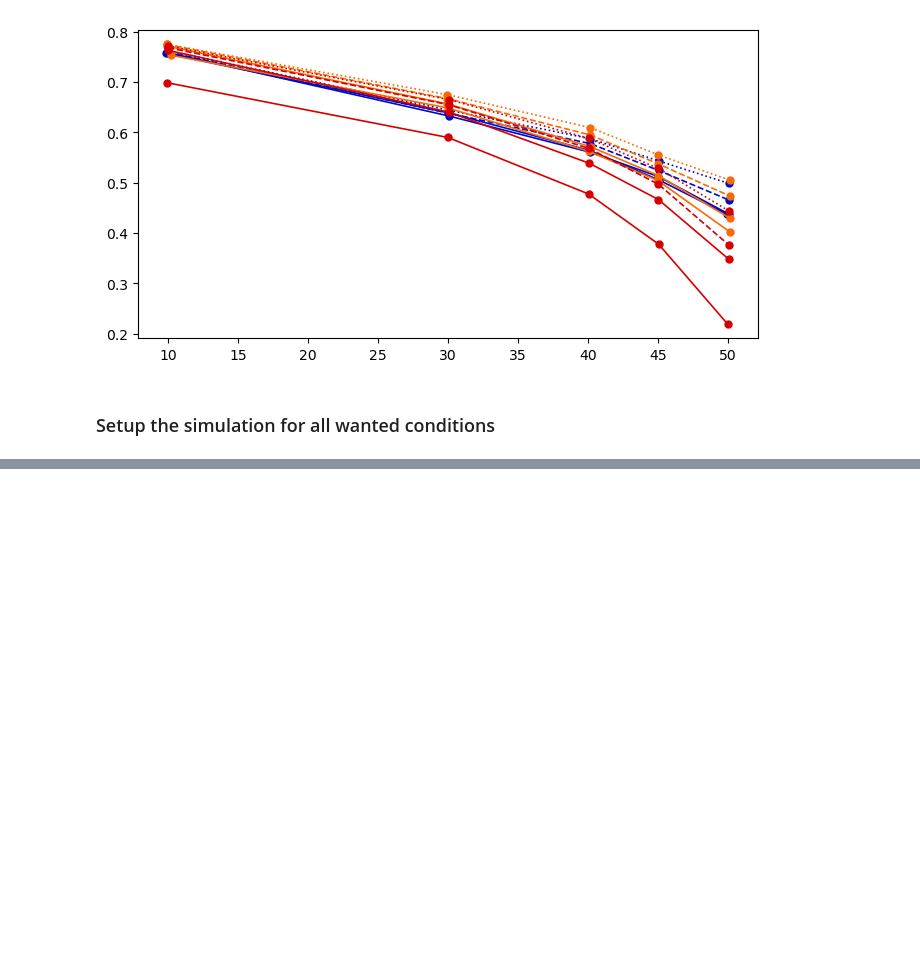
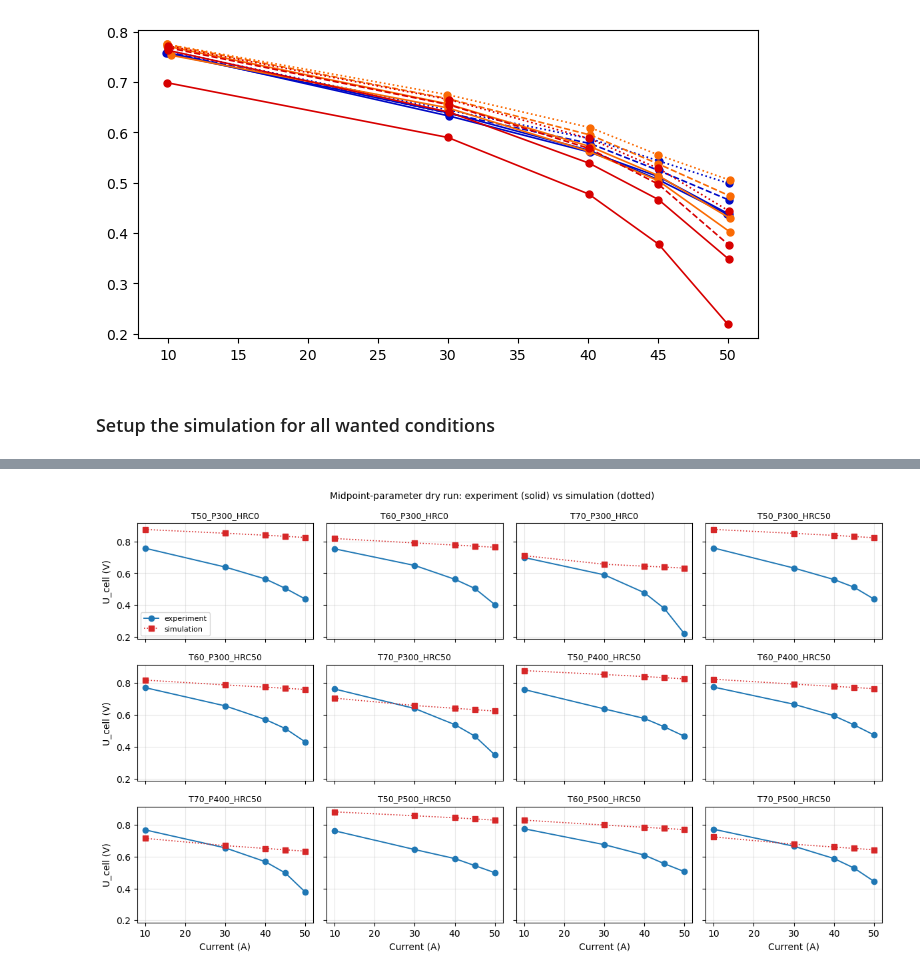
Before and after one commit to YuKwanH/DS-AlphaPEM, a Jupyter notebook: simulation/parameter calibration/dynamic model/polar.ipynb, the cells around one changed output, grey strips where cells are left out. Drawn from its saved outputs; the diff is of its cells as text; code cells hidden in the pictures; blank space fills up the shorter version.

```diff
--- a/simulation/parameter calibration/dynamic model/polar.ipynb
+++ b/simulation/parameter calibration/dynamic model/polar.ipynb
@@ -156 +213,31 @@ def objective(trial):
+# %%
+if sim is False:
+    print("polartest_sim returned False -- nothing to plot.")
+else:
+    n = len(sim)
+    ncols = 4
+    nrows = math.ceil(n / ncols)
+    fig, axes = plt.subplots(nrows, ncols, figsize=(3 * ncols, 2.4 * nrows),
+                             sharex=True, sharey=True, squeeze=False)
+    for ax, (cond_key, ucell_sim) in zip(axes.flatten(), sim.items()):
+        ucell_exp = _experimental_ucell(cond_key)
+        ax.plot(I_tested, ucell_exp, "o-", color="tab:blue",
+                linewidth=1.4, label="experiment")
+        ax.plot(I_tested, ucell_sim, "s:", color="tab:red",
+                linewidth=1.2, label="simulation")
+        ax.set_title(cond_key, fontsize=9)
+        ax.grid(True, alpha=0.3)
+    for ax in axes.flatten()[n:]:
+        ax.set_visible(False)
+    for ax in axes[-1]:
+        ax.set_xlabel("Current (A)")
+    for ax in axes[:, 0]:
+        ax.set_ylabel("U_cell (V)")
+    axes.flatten()[0].legend(fontsize=8, loc="best")
+    fig.suptitle("Midpoint-parameter dry run: experiment (solid) vs simulation (dotted)",
+                 fontsize=10)
+    fig.tight_layout()
+    plt.show()
+# %% [output]
+[figure, added]
 # %%
```
Also changed, not shown: parts of 7 cells of this notebook, 6 other files.
